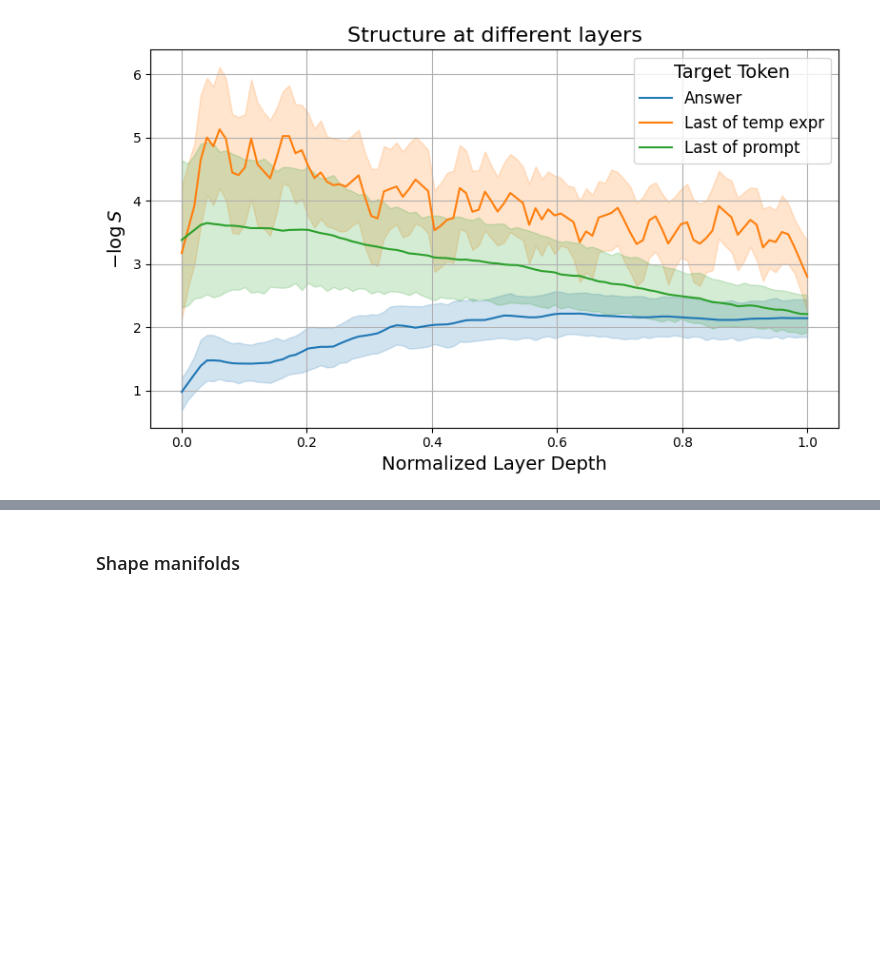
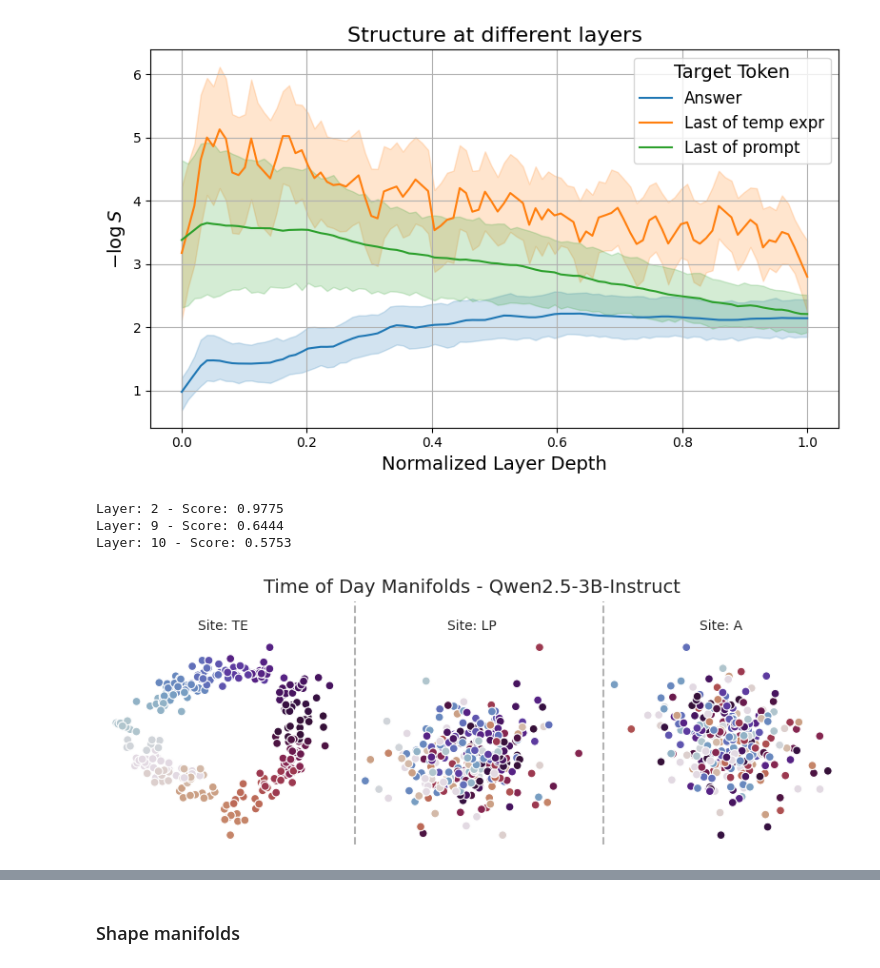
Before and after one commit to UKPLab/arxiv2025-shape-happens, a Jupyter notebook: plot_results.ipynb, the cells around one changed output, grey strips where cells are left out. Cells and saved outputs as stored; diff of their text form; code cells hidden in the pictures; blank space fills up the shorter version.

```diff
--- a/plot_results.ipynb
+++ b/plot_results.ipynb
@@ -1369,54 +1390,79 @@ plt.show()
 # %% [output]
 [figure]
 # %%
-# Use plot_activations_single to plot the time of day manifold
-# at different target columns
+# Combined plots for time of day at three locations
+
+import matplotlib.pyplot as plt
+import pandas as pd
 from time_stuff.plot import plot_activations_single
-import matplotlib.pyplot as plt
 from time_stuff.utils import ActivationDataset
-import numpy as np
-import pandas as pd
 
-ad = ActivationDataset.load('results/Llama-3.2-3B-Instruct/time_of_day_3way.pt')
 
+
+# Load dataset once
+ad = ActivationDataset.load('results/Qwen2.5-3B-Instruct/time_of_day_3way.pt')
+
+# Mapping of target column to display name
 target2site = {
-    'correct_time_expr': 'temporal expression',
-    'last_prompt_token': 'last prompt token',
-    'correct_answer': 'answer token',
+    'correct_time_expr': 'TE',
+    'last_prompt_token': 'LP',
+    'correct_answer': 'A',
 }
+
+# Target columns and corresponding layers
 layers = [2, 9, 10]
 target_cols = ['correct_time_expr', 'last_prompt_token', 'correct_answer']
 
+# Create a 1x3 subplot layout with compact width
+fig, axes = plt.subplots(1, 3, figsize=(8, 3))  # Adjust height as needed
+
 for i, (layer, target_col) in enumerate(zip(layers, target_cols)):
-    # Make a single figure plot without subplots
-    fig, ax = plt.subplots(figsize=(6, 6))
+    ax = axes[i]
 
     plot_activations_single(
         ad,
         label_col='correct_time',
-        # target_col='correct_time_expr',
         target_col=target_col,
-        # target_col='correct_answer',
         label_col_str='correct_time',
         reduction_method='SMDS',
         layer=layer,
         ax=ax,
         manifold='circular',
         palette='twilight',
         preprocess_func=lambda x: pd.to_datetime(x).hour,
-        # annotations='centroids',
         annotation_preprocess_func=lambda x: pd.to_datetime(x).strftime('%H:%M'),
         n_components=3,
-        return_fig=True,
         filter_incorrect=True,
-        max_samples=1000,  # Limit the number of samples to 1000 for performance
+        max_samples=1000,
     )
 
     ax.grid(False)
-    # Display
-    plt.xlabel('Component 0')
-    plt.ylabel('Component 1')
-    plt.title(f'Time of Day Manifold (Site: {target2site[target_col]}, Layer: {layer})')
-    plt.tight_layout()
-    plt.savefig(f'plots/time_of_day_manifold_{target_col}.pdf', bbox_inches='tight', dpi=300)
-    plt.show()
+    ax.set_xlabel('')  # Remove axis labels if desired
+    ax.set_ylabel('')
+    ax.set_title(f'Site: {target2site[target_col]}', fontsize=10)
+
+    # Clean plot
+    ax.tick_params(axis='both', which='both', length=0)  # Remove ticks
+    ax.set_xticks([])  # Remove x-ticks
+    ax.set_yticks([])  # Remove y-ticks
+    ax.spines['top'].set_visible(False)  # Remove top spine
+    ax.spines['right'].set_visible(False)  # Remove right spine
+    ax.spines['left'].set_visible(False)  # Remove left spine
+    ax.spines['bottom'].set_visible(False)  # Remove bottom spine
+
+# Add a compact suptitle
+plt.suptitle('Time of Day Manifolds - Qwen2.5-3B-Instruct', fontsize=14)
+
+# Layout adjustment
+plt.tight_layout()
+
+add_subplot_separators(fig, axes, direction='vertical', every_n=1, margin=(0.05, 0.9))
+# plt.tight_layout(rect=[0, 0, 1, 0.98])  # Leave space for suptitle
+plt.savefig('plots/time_of_day_combined.pdf', bbox_inches='tight', dpi=300)
+plt.show()
+plt.close(fig)
+# %% [output]
+Layer: 2 - Score: 0.9775
+Layer: 9 - Score: 0.6444
+Layer: 10 - Score: 0.5753
+[figure, added]
```
Also changed, not shown: parts of 9 cells of this notebook.
